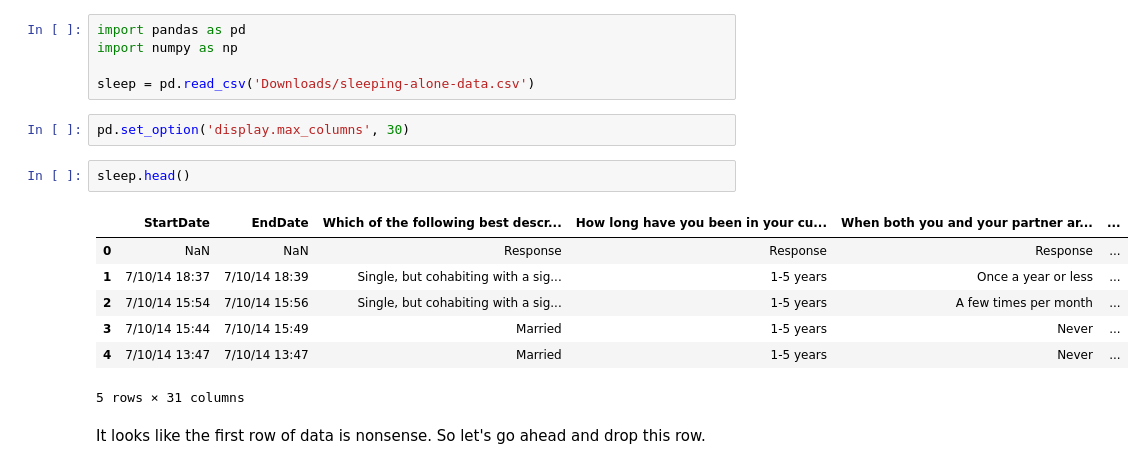
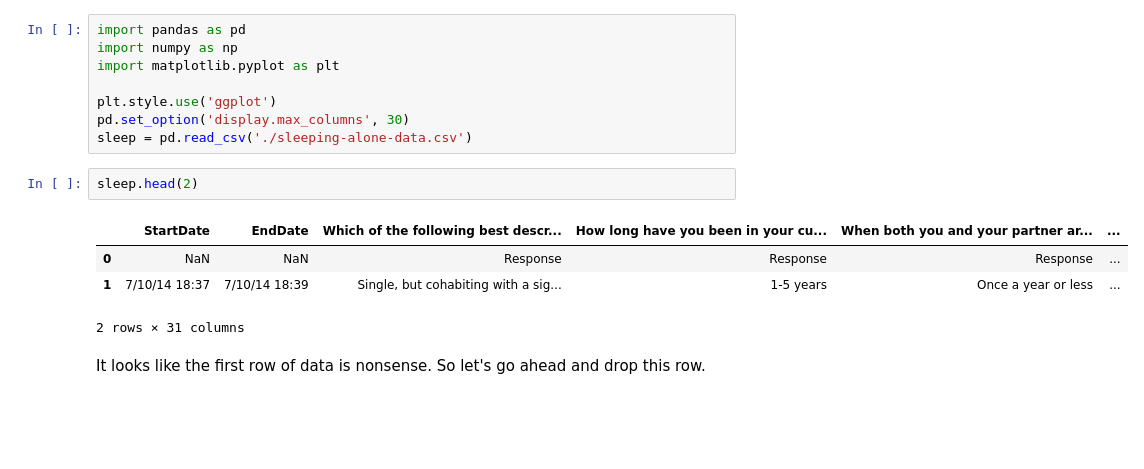
Before and after one commit to mathcoder3141/projects, a Jupyter notebook: sleep/sleep_analysis.ipynb, the cells around one changed output. Cells and saved outputs as stored; diff of their text form; blank space fills up the shorter version.

Commit message:
Add more to sleep analysis

```diff
--- a/sleep/sleep_analysis.ipynb
+++ b/sleep/sleep_analysis.ipynb
@@ -1,19 +1,17 @@
 # %%
 import pandas as pd
 import numpy as np
+import matplotlib.pyplot as plt
 
-sleep = pd.read_csv('Downloads/sleeping-alone-data.csv')
+plt.style.use('ggplot')
+pd.set_option('display.max_columns', 30)
+sleep = pd.read_csv('./sleeping-alone-data.csv')
-# %%
-pd.set_option('display.max_columns', 30)
 # %%
-sleep.head()
+sleep.head(2)
 # %% [output]
 |  | StartDate | EndDate | Which of the following best descr... | How long have you been in your cu... | When both you and your partner ar... | ... |
 | 0 | NaN | NaN | Response | Response | Response | ... |
 | 1 | 7/10/14 18:37 | 7/10/14 18:39 | Single, but cohabiting with a sig... | 1-5 years | Once a year or less | ... |
-| 2 | 7/10/14 15:54 | 7/10/14 15:56 | Single, but cohabiting with a sig... | 1-5 years | A few times per month | ... |
-| 3 | 7/10/14 15:44 | 7/10/14 15:49 | Married | 1-5 years | Never | ... |
-| 4 | 7/10/14 13:47 | 7/10/14 13:47 | Married | 1-5 years | Never | ... |
-5 rows × 31 columns
+2 rows × 31 columns
 # %% [markdown]
 It looks like the first row of data is nonsense. So let's go ahead and drop this row.
```
Also changed, not shown: parts of 25 cells of this notebook.
